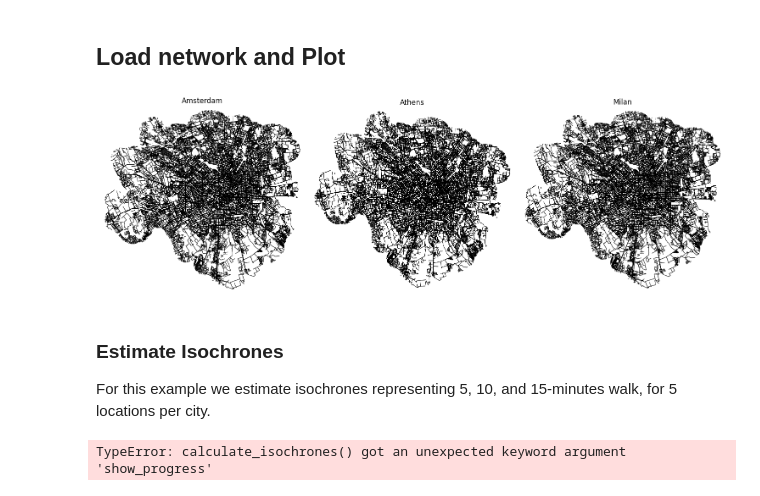
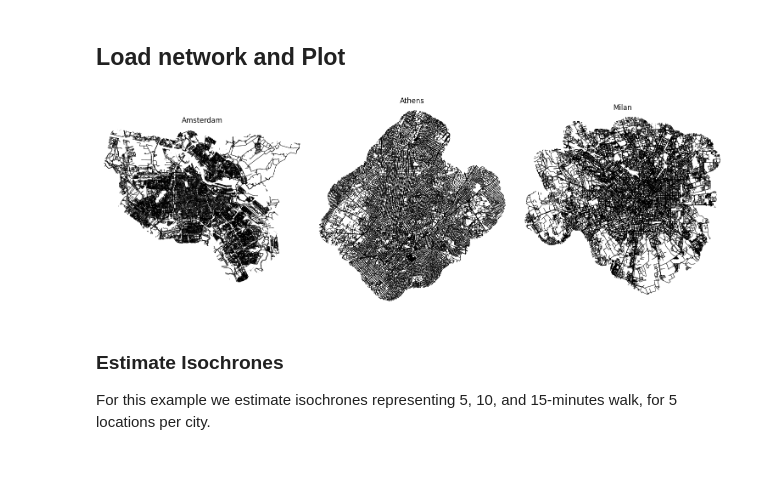
Before and after one commit to TransformTransport/accessX, a Jupyter notebook: notebooks/case_study_isochrones.ipynb, the cells around one changed output. Saved outputs shown, nothing was run; the diff lists cells and outputs as text; code cells hidden in the pictures; blank space fills up the shorter version.

```diff
--- a/notebooks/case_study_isochrones.ipynb
+++ b/notebooks/case_study_isochrones.ipynb
@@ -80,6 +80,7 @@ for city in cities:
         network_type="walk",
         simplify=False,
         retain_all=True,
+        show_progress=True,
     )
 
     acx.save_graph(
@@ -106,16 +107,17 @@ cities = [
 graphs_with_speeds = {}
 
 for city in cities:
-    # G_proj = acx.load_graph(
-    #     nodes_path=data_path + f"/street_network/original_graph_{city['name']}_nodes_OSM.geojson",
-    #     edges_path=data_path + f"/street_network/original_graph_{city['name']}_edges_OSM.geojson",
-    #     crs=city["epsg"]
-    # )
+    G_proj = acx.load_graph(
+        nodes_path=data_path + f"/street_network/original_graph_{city['name']}_nodes_OSM.geojson",
+        edges_path=data_path + f"/street_network/original_graph_{city['name']}_edges_OSM.geojson",
+        crs=city["epsg"]
+    )
 
     G_proj = acx.add_time_cost_constant_speed(
         G_proj,
         speed_kmh=constant_speed_kmh,
-        cost_col="avg_time"
+        cost_col="avg_time",
+        show_progress=True
     )
     acx.save_graph(
         G_proj,
@@ -129,39 +131,39 @@ for city in cities:
 # %% [markdown]
 ## Load network and Plot
 # %%
-graphs_with_speeds = {}
+# graphs_with_speeds = {}
 
-# read graphs
-for city in cities:
-    G_proj = acx.load_graph(
-        nodes_path=data_path + f"/street_network/graph_with_cost_{city['name']}_nodes_OSM.geojson",
-        edges_path=data_path + f"/street_network/graph_with_cost_{city['name']}_edges_OSM.geojson",
-        crs=city["epsg"]
-    )
-    graphs_with_speeds[city["name"]] = G_proj
+# # read graphs
+# for city in cities:
+#     G_proj = acx.load_graph(
+#         nodes_path=data_path + f"/street_network/graph_with_cost_{city['name']}_nodes_OSM.geojson",
+#         edges_path=data_path + f"/street_network/graph_with_cost_{city['name']}_edges_OSM.geojson",
+#         crs=city["epsg"]
+#     )
+#     graphs_with_speeds[city["name"]] = G_proj
 
 # plot graphs
 fig, axes = plt.subplots(1, 3, figsize=(15, 5))
 titles = ["Amsterdam", "Athens", "Milan"]
 city_names = ["amsterdam", "athens", "milan"]
 
 for ax, city_name, title in zip(axes, city_names, titles):
     ox.plot_graph(
         graphs_with_speeds[city_name],
         ax=ax,
         node_size=0,
         edge_color="black",
         edge_linewidth=0.5,
         show=False,
         close=False
     )
     ax.set_title(title)
     ax.axis("off")
 
 plt.tight_layout()
 plt.show()
 # %% [output]
-[figure, old version]
+[figure, new version]
 # %% [markdown]
 ### Estimate Isochrones
 For this example we estimate isochrones representing 5, 10, and 15-minutes walk, for 5 locations per city.
@@ -189,13 +191,11 @@ for city in city_data:
         show_progress=True,
         edge_buff=25,
         infill=True,
-        base_name=f"walksheds_{city['name']}",
-        save_dir="../data/case_studies/walksheds/",
+        base_name=f"isochrones_{city['name']}",
+        save_dir="../data/case_studies/isochrones/",
     )
 
     gdfs_iso[city["name"]] = gdf_iso
-# %% [output]
-TypeError: calculate_isochrones() got an unexpected keyword argument 'show_progress'
 # %%
 import matplotlib.pyplot as plt
 import geopandas as gpd
```
Also changed, not shown: parts of 2 cells of this notebook, 2 other files.
